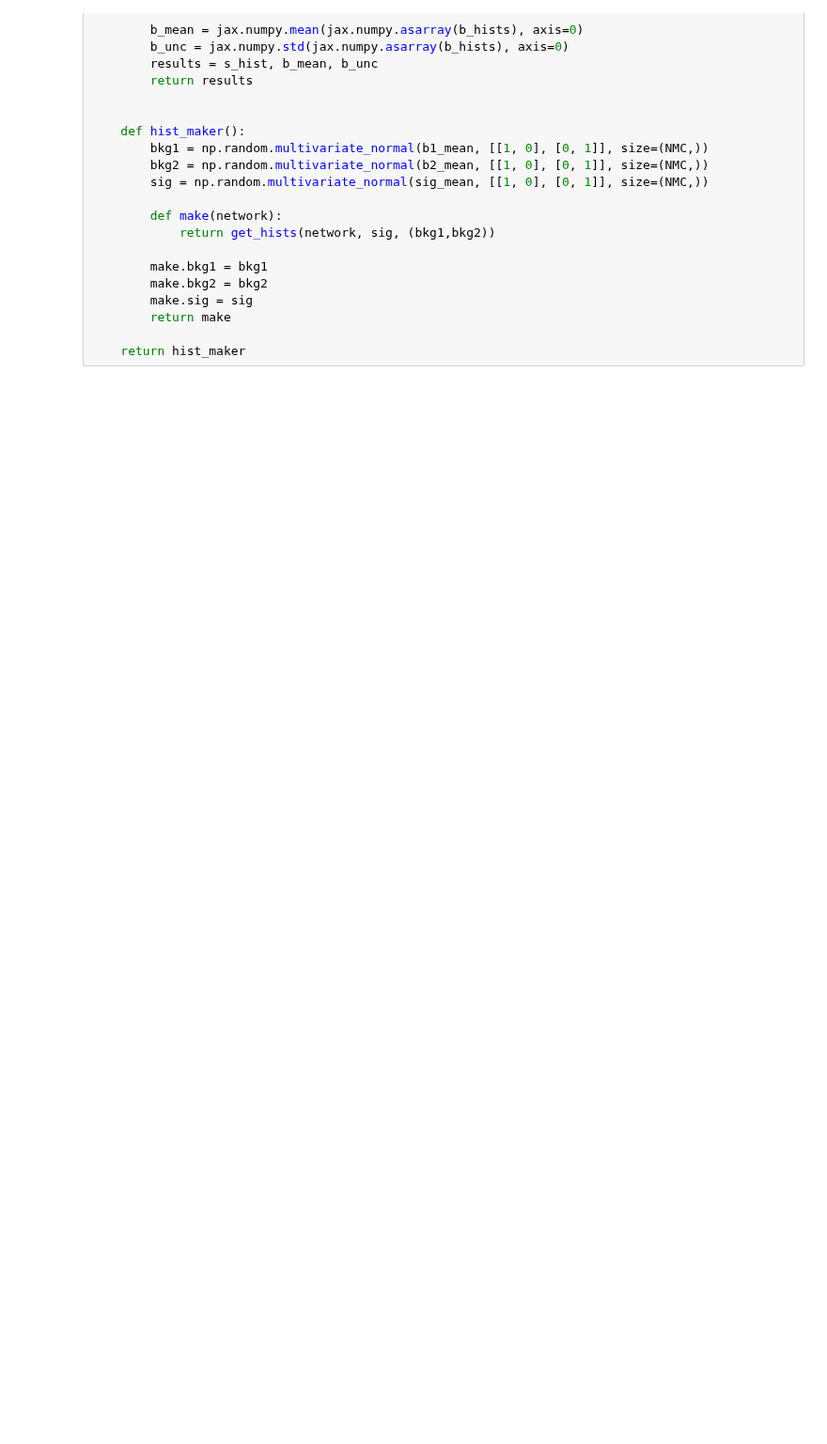
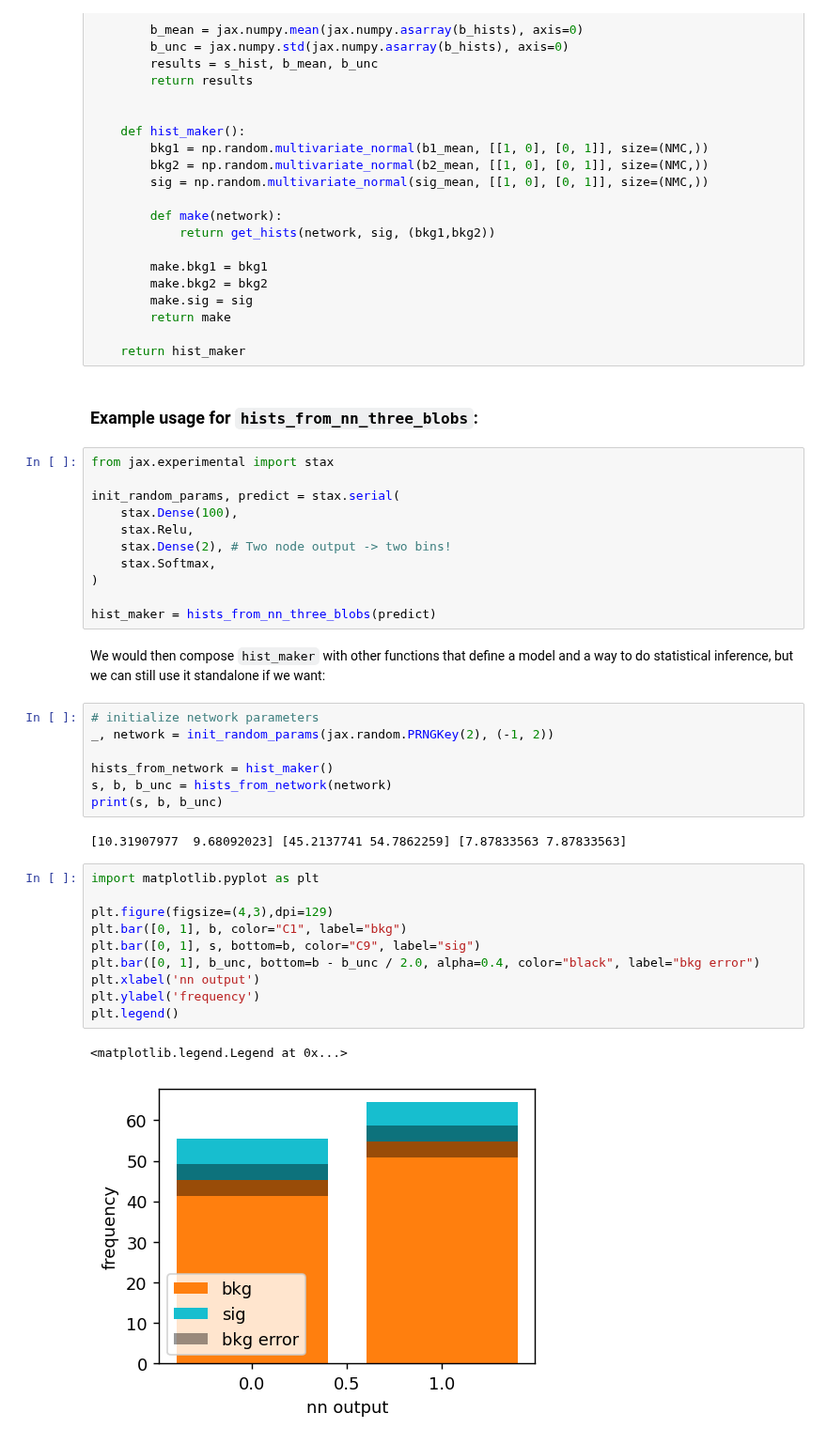
Before and after one commit to gradhep/neos, a Jupyter notebook: nbs/01_makers.ipynb, the cells around one changed output. Shown at 94% size. Saved outputs shown, nothing was run; the diff lists cells and outputs as text; blank space fills up the shorter version.

```diff
--- a/nbs/01_makers.ipynb
+++ b/nbs/01_makers.ipynb
@@ -69,3 +69,40 @@ def hists_from_nn_three_blobs(predict, NMC = 500, sig_mean = [-1, 1], b1_mean=[2
         return make
 
     return hist_maker
+# %% [markdown]
+### Example usage for `hists_from_nn_three_blobs`:
+# %%
+from jax.experimental import stax
+
+init_random_params, predict = stax.serial(
+    stax.Dense(100),
+    stax.Relu,
+    stax.Dense(2), # Two node output -> two bins!
+    stax.Softmax,
+)
+
+hist_maker = hists_from_nn_three_blobs(predict)
+# %% [markdown]
+We would then compose `hist_maker` with other functions that define a model and a way to do statistical inference, but we can still use it standalone if we want:
+# %%
+# initialize network parameters
+_, network = init_random_params(jax.random.PRNGKey(2), (-1, 2))
+
+hists_from_network = hist_maker()
+s, b, b_unc = hists_from_network(network)
+print(s, b, b_unc)
+# %% [output]
+[10.31907977  9.68092023] [45.2137741 54.7862259] [7.87833563 7.87833563]
+# %%
+import matplotlib.pyplot as plt
+
+plt.figure(figsize=(4,3),dpi=129)
+plt.bar([0, 1], b, color="C1", label="bkg")
+plt.bar([0, 1], s, bottom=b, color="C9", label="sig")
+plt.bar([0, 1], b_unc, bottom=b - b_unc / 2.0, alpha=0.4, color="black", label="bkg error")
+plt.xlabel('nn output')
+plt.ylabel('frequency')
+plt.legend()
+# %% [output]
+<matplotlib.legend.Legend at 0x...>
+[figure, added]
```
Also changed, not shown: parts of 14 cells of this notebook, 38 other files.
